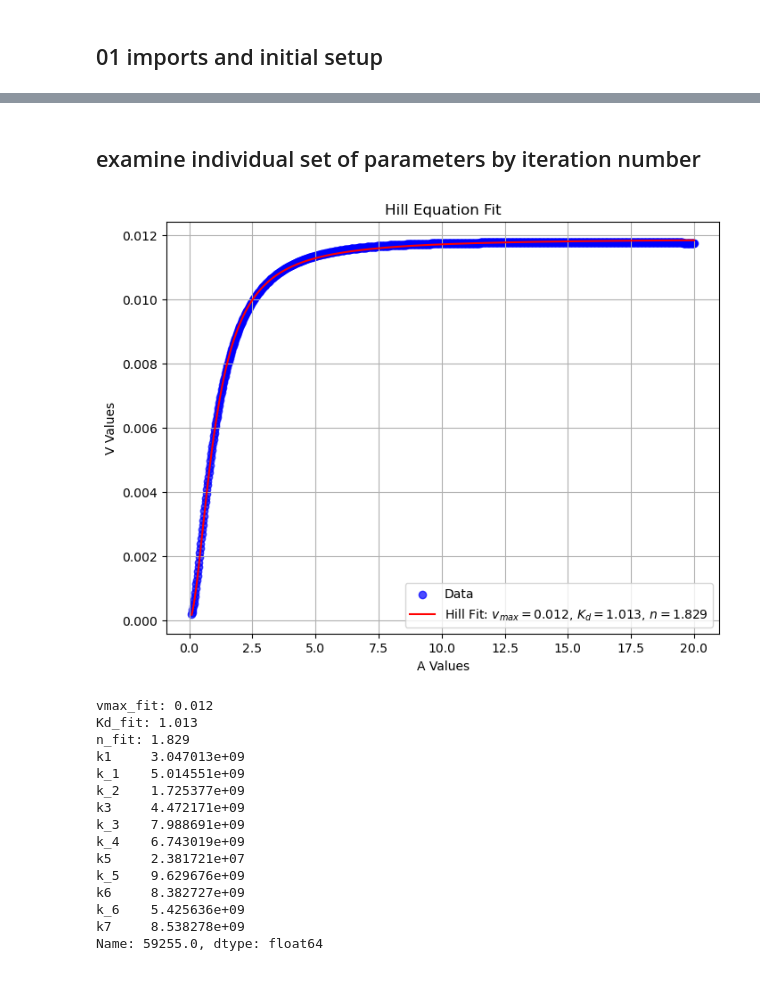
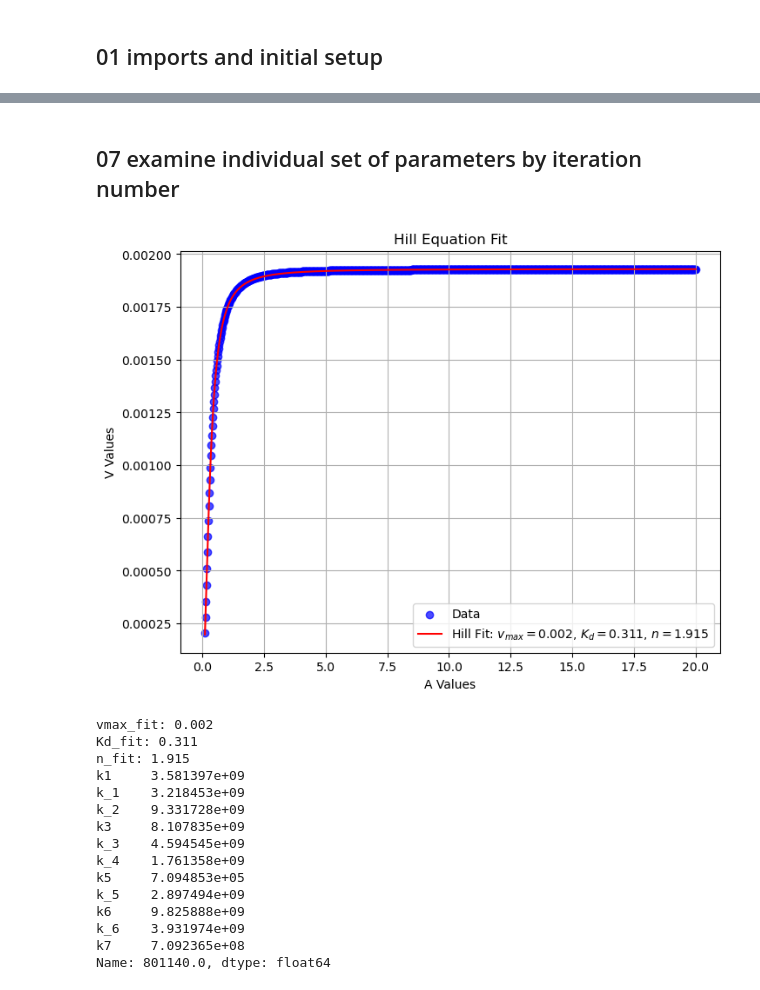
Before and after one commit to Fleishman-Lab/Allostery, a Jupyter notebook: search params for max hill.ipynb, the cells around one changed output, grey strips where cells are left out. Cells and saved outputs as stored; diff of their text form; code cells hidden in the pictures.

```diff
--- a/search params for max hill.ipynb
+++ b/search params for max hill.ipynb
@@ -184,11 +186,11 @@ results_df = results_df[columns_order]
 results_df.set_index("Iteration", inplace=True)
 
 #filltering options
-results_df_filltered = results_df[results_df['R_squared'] >= 0.98].copy()
-results_df_filltered = results_df_filltered[results_df_filltered['RSS'] <= 1e-6].copy()
+results_df_filltered = results_df[results_df['R_squared'] >= 0.99].copy()
+results_df_filltered = results_df_filltered[results_df_filltered['RSS'] <= 1e-10].copy()
 #aditional options
-#results_df_filltered = results_df_filltered[results_df_filltered['Kd_fit'] <= 10000].copy()
-#results_df_filltered = results_df_filltered[results_df_filltered['vmax_fit'] >= 0.0001].copy()
+results_df_filltered = results_df_filltered[results_df_filltered['Kd_fit'] <= 100].copy()
+results_df_filltered = results_df_filltered[results_df_filltered['vmax_fit'] >= 0.001].copy()
 
 #Sorting by 'n_fit'
 results_df_filltered.sort_values(by="n_fit", ascending=False, inplace=True)
@@ -226,10 +230,10 @@ results_df.describe()
 # %% [markdown]
-## examine individual set of parameters by iteration number
+## 07 examine individual set of parameters by iteration number
 # %%
 #looking into the quality of the fit by the iteration number
 
 A_vals_2= np.linspace(0.1, 20, 1000)
-iteration_dat = results_df_filltered.loc[1] #number of iteration you wish to inspect (1 is an example)
+iteration_dat = results_df_filltered.loc[801140.0] #number of iteration you wish to inspect (1 is an example)
 
 
 
@@ -276,46 +280,46 @@ fit_params, _ = curve_fit(hill_eq, A_vals_2, V_vals, p0=hill_params_guess)
 vmax_fit, Kd_fit, n_fit = fit_params
 
 # Generate Hill equation curve for plotting
 A_fit = np.linspace(min(A_vals_2), max(A_vals_2), 500)
 V_fit = hill_eq(A_fit, vmax_fit, Kd_fit, n_fit)
 
 # Plotting
 plt.figure(figsize=(8, 6))
 plt.scatter(A_vals_2, V_vals, label='Data', color='blue', alpha=0.7)
 plt.plot(A_fit, V_fit, label=f'Hill Fit: $v_{{max}}={vmax_fit:.3f}$, $K_d={Kd_fit:.3f}$, $n={n_fit:.3f}$', color='red')
 plt.xlabel('A Values')
 plt.ylabel('V Values')
 plt.title('Hill Equation Fit')
 plt.legend()
 plt.grid(True)
 plt.show()
 
 # Print the fitted values for vmax, Kd, and n
 print(f"vmax_fit: {vmax_fit:.3f}")
 print(f"Kd_fit: {Kd_fit:.3f}")
 print(f"n_fit: {n_fit:.3f}")
 
 # List of coefficient parameters
 coefficient_params = ['k1', 'k_1', 'k_2', 'k3', 'k_3', 'k_4', 'k5', 'k_5', 'k6', 'k_6', 'k7']
 iteration_dat_rounded = iteration_dat.round(3)
 coefficient_values = iteration_dat_rounded[coefficient_params]
 
 # Print the coefficient values
 print(coefficient_values)
 # %% [output]
-[figure, old version]
+[figure, new version]
-vmax_fit: 0.012
-Kd_fit: 1.013
-n_fit: 1.829
-k1     3.047013e+09
-k_1    5.014551e+09
-k_2    1.725377e+09
-k3     4.472171e+09
-k_3    7.988691e+09
-k_4    6.743019e+09
-k5     2.381721e+07
-k_5    9.629676e+09
-k6     8.382727e+09
-k_6    5.425636e+09
-k7     8.538278e+09
-Name: 59255.0, dtype: float64
+vmax_fit: 0.002
+Kd_fit: 0.311
+n_fit: 1.915
+k1     3.581397e+09
+k_1    3.218453e+09
+k_2    9.331728e+09
+k3     8.107835e+09
+k_3    4.594545e+09
+k_4    1.761358e+09
+k5     7.094853e+05
+k_5    2.897494e+09
+k6     9.825888e+09
+k_6    3.931974e+09
+k7     7.092365e+08
+Name: 801140.0, dtype: float64
```
Also changed, not shown: parts of 8 cells of this notebook.
